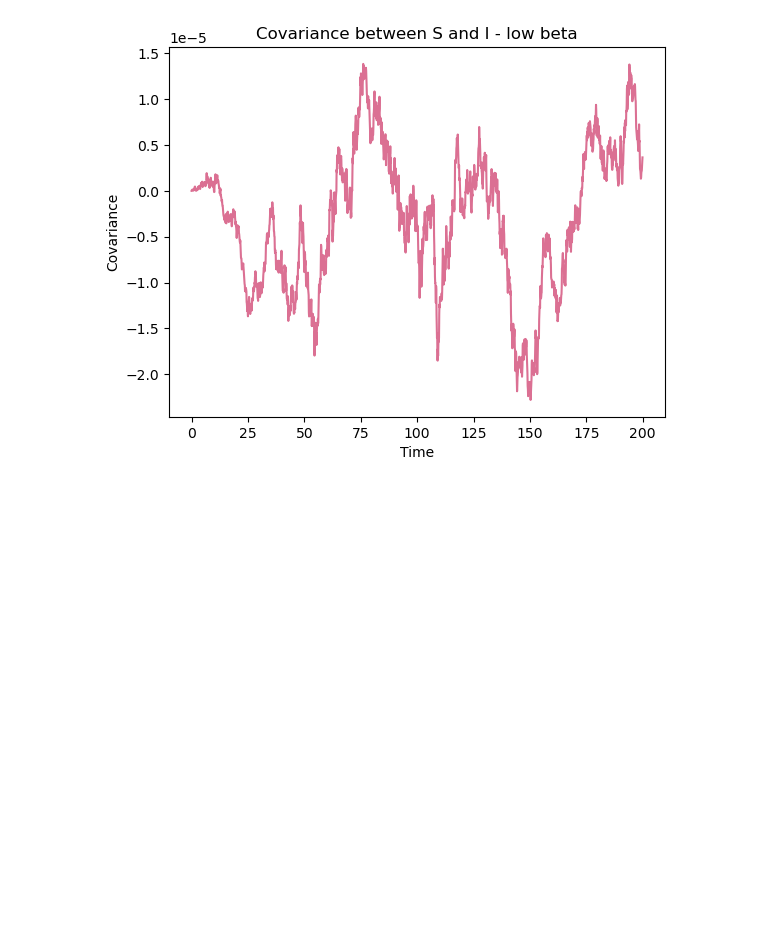
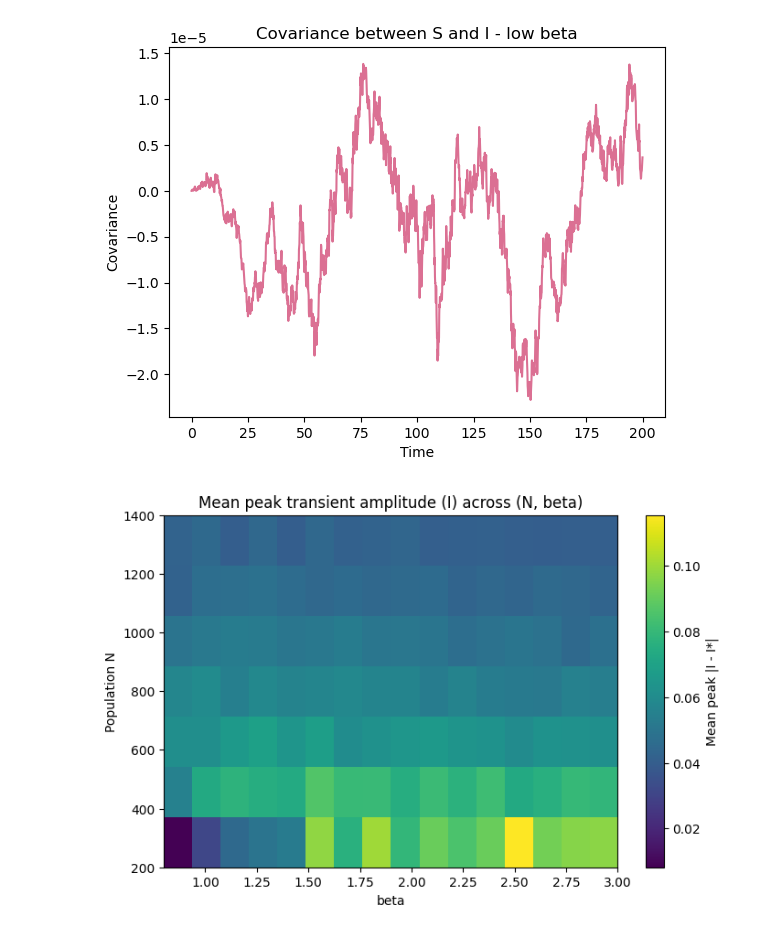
Before and after one commit to prewsei/ICLS_A2, a Jupyter notebook: Assignment2.ipynb, the cells around one changed output. Drawn from its saved outputs; the diff is of its cells as text; code cells hidden in the pictures; blank space fills up the shorter version.

```diff
--- a/Assignment2.ipynb
+++ b/Assignment2.ipynb
@@ -223,3 +226,69 @@ for p in params:
 [figure]
 [figure]
 [figure]
+# %%
+# Exercise 1.3
+
+def endemic_equilibrium(N, beta, gamma, mu):
+    R0 = beta / (gamma + mu)
+    if R0 <= 1.0:
+        S_star = N
+        I_star = 0.0
+        R_star = 0.0
+    else:
+        s_star = 1.0 / R0
+        i_star = mu * (R0 - 1.0) / beta
+        S_star = s_star * N
+        I_star = i_star * N
+        R_star = N - S_star - I_star
+    return S_star, I_star, R_star, R0
+
+gamma = 1/3.0
+mu = 0.04
+T = 150
+beta_factors = np.linspace(0.8, 3.0, 16)
+beta_values = beta_factors
+N_values = [200, 400, 600, 800, 1000, 1200, 1400]
+
+runs_per_setting = 30
+
+results = []
+heat = np.zeros((len(N_values), len(beta_values)))
+for iN, N in enumerate(N_values):
+    for ib, beta in enumerate(beta_values):
+        S_star, I_star, R_star, R0 = endemic_equilibrium(N, beta, gamma, mu)
+        peak_amplitudes = []
+        for run in range(runs_per_setting):
+            S0 = max(0, int(round(S_star)))
+            I0 = max(0, int(round(I_star))) or 1
+            R0_count = max(0, N - S0 - I0)
+            times, S_list, I_list, R_list = gillespies_sir(T, S0, I0, R0_count, beta, gamma, mu)
+            times = np.array(times)
+            S_list = np.array(S_list)
+            I_list = np.array(I_list)
+            R_list = np.array(R_list)
+            if len(I_list) == 0 or I_list[-1] == 0:
+                peak = 0.0
+            else:
+                peak = max(np.abs((I_list / N) - (I_star / N)))
+            peak_amplitudes.append(peak)
+        mean_peak = np.mean(peak_amplitudes)
+        heat[iN, ib] = mean_peak
+        results.append({
+            "N": N,
+            "beta": beta,
+            "R0": round(R0,3),
+            "I_star": I_star,
+            "mean_peak_I": mean_peak
+        })
+
+plt.figure(figsize=(8,5))
+plt.imshow(heat, aspect='auto', origin='lower', extent=[beta_values[0], beta_values[-1], N_values[0], N_values[-1]])
+plt.colorbar(label='Mean peak |I - I*|')
+plt.xlabel('beta')
+plt.ylabel('Population N')
+plt.title('Mean peak transient amplitude (I) across (N, beta)')
+plt.savefig("transientAmplitude.jpg", dpi=300)
+plt.show()
+# %% [output]
+[figure, added]
```
Also changed, not shown: parts of 7 cells of this notebook.
